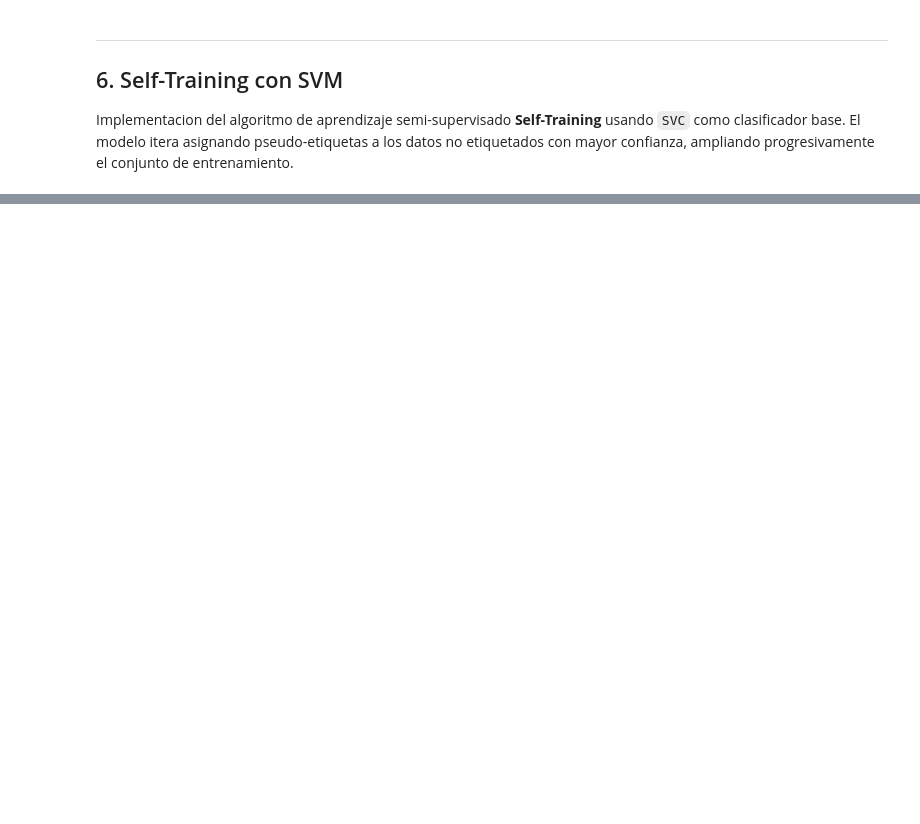
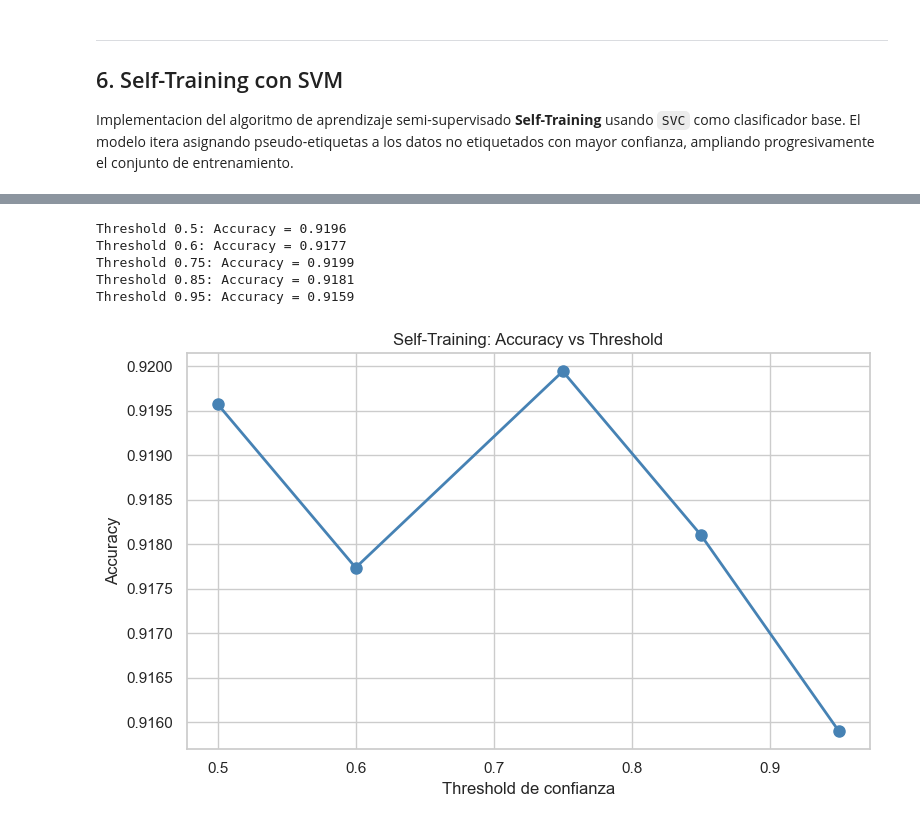
Before and after one commit to rocha30/Semi-supervisado, a Jupyter notebook: Semi-supervisado.ipynb, the cells around one changed output, grey strips where cells are left out. Saved outputs shown, nothing was run; the diff lists cells and outputs as text; code cells hidden in the pictures; blank space fills up the shorter version.

```diff
--- a/Semi-supervisado.ipynb
+++ b/Semi-supervisado.ipynb
@@ -366,7 +536,7 @@ from sklearn.metrics import accuracy_score, f1_score, recall_score, classificati
 base_clf = SVC(kernel='rbf', probability=True, random_state=42)
 
 # Self-Training con umbral de confianza 0.75
-self_training = SelfTrainingClassifier(base_estimator=base_clf, threshold=0.75, max_iter=10)
+self_training = SelfTrainingClassifier(estimator=base_clf, threshold=0.75, max_iter=10)
 self_training.fit(X_train, y_train_ssl)
 
 y_pred_st = self_training.predict(X_test)
@@ -376,27 +561,34 @@ print(classification_report(y_test, y_pred_st, target_names=le.classes_))
 # %%
 # Sensibilidad al umbral de confianza
 thresholds = [0.5, 0.6, 0.75, 0.85, 0.95]
 resultados_threshold = []
 
 for t in thresholds:
     clf = SelfTrainingClassifier(
-        base_estimator=SVC(kernel='rbf', probability=True, random_state=42),
+        estimator=SVC(kernel='rbf', probability=True, random_state=42),
         threshold=t, max_iter=10
     )
     clf.fit(X_train, y_train_ssl)
     acc = accuracy_score(y_test, clf.predict(X_test))
     resultados_threshold.append(acc)
     print(f'Threshold {t}: Accuracy = {acc:.4f}')
 
 plt.figure(figsize=(8, 5))
 plt.plot(thresholds, resultados_threshold, marker='o', color='steelblue', linewidth=2, markersize=8)
 plt.xlabel('Threshold de confianza')
 plt.ylabel('Accuracy')
 plt.title('Self-Training: Accuracy vs Threshold')
 plt.grid(True)
 plt.tight_layout()
 plt.savefig('Results/self_training_threshold.png', dpi=150, bbox_inches='tight')
 plt.show()
+# %% [output]
+Threshold 0.5: Accuracy = 0.9196
+Threshold 0.6: Accuracy = 0.9177
+Threshold 0.75: Accuracy = 0.9199
+Threshold 0.85: Accuracy = 0.9181
+Threshold 0.95: Accuracy = 0.9159
+[figure, added]
 # %%
 # Efecto del tipo de kernel en el clasificador base
 kernels = ['linear', 'rbf', 'poly']
```
Also changed, not shown: parts of 31 cells of this notebook, 15 other files.
